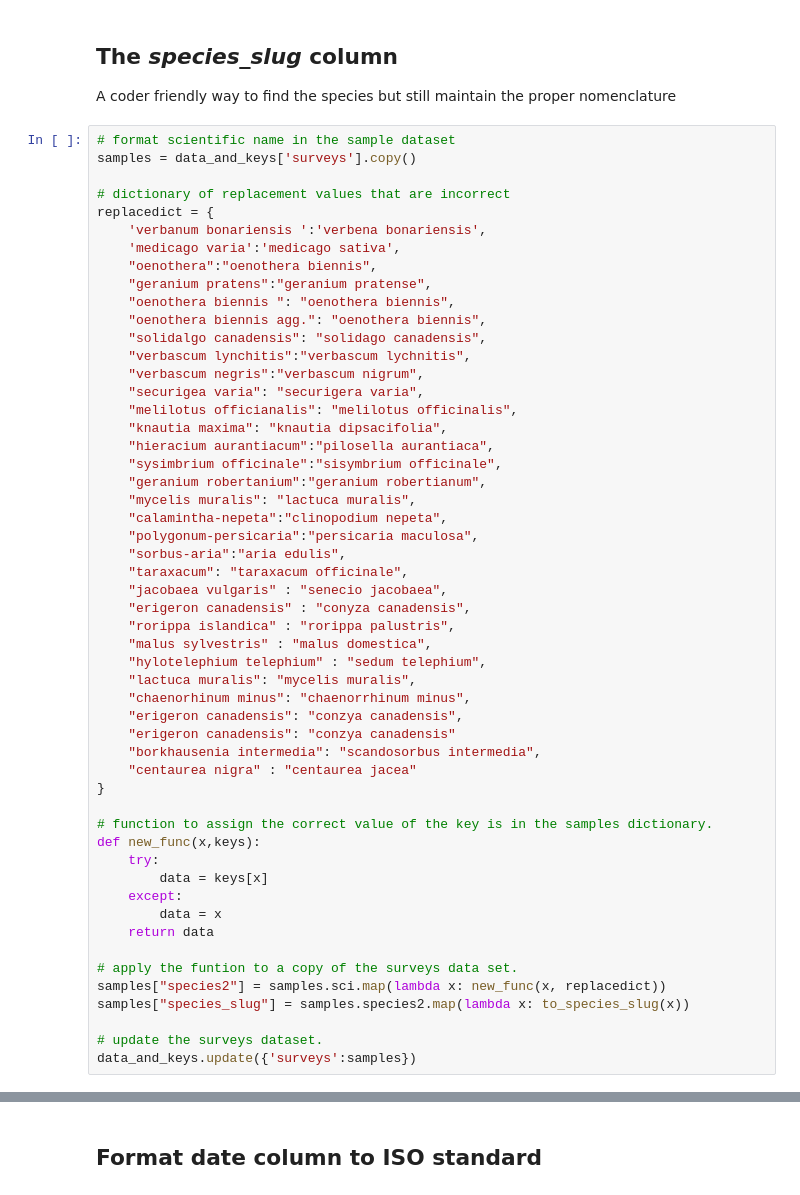
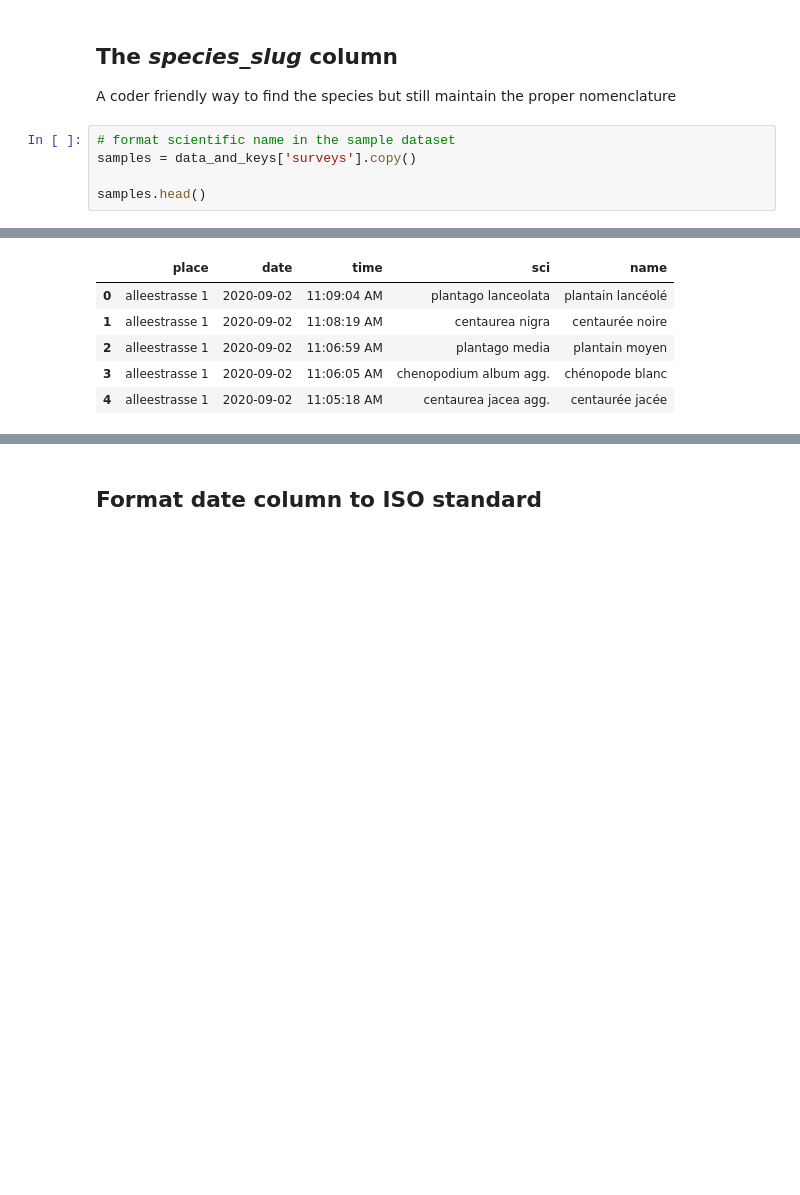
Before and after one commit to thorerismann/hdbot, a Jupyter notebook: preprocess.ipynb, the cells around one changed output, grey strips where cells are left out. Drawn from its saved outputs; the diff is of its cells as text; blank space fills up the shorter version.

```diff
--- a/preprocess.ipynb
+++ b/preprocess.ipynb
@@ -308,53 +378,5 @@ A coder friendly way to find the species but still maintain the proper nomenclat
 # format scientific name in the sample dataset
 samples = data_and_keys['surveys'].copy()
 
-# dictionary of replacement values that are incorrect
-replacedict = {
-    'verbanum bonariensis ':'verbena bonariensis',
-    'medicago varia':'medicago sativa',
-    "oenothera":"oenothera biennis",
-    "geranium pratens":"geranium pratense",
-    "oenothera biennis ": "oenothera biennis",
-    "oenothera biennis agg.": "oenothera biennis",
-    "solidalgo canadensis": "solidago canadensis",
-    "verbascum lynchitis":"verbascum lychnitis",
-    "verbascum negris":"verbascum nigrum",
-    "securigea varia": "securigera varia",
-    "melilotus officianalis": "melilotus officinalis",
-    "knautia maxima": "knautia dipsacifolia",
-    "hieracium aurantiacum":"pilosella aurantiaca",
-    "sysimbrium officinale":"sisymbrium officinale",
-    "geranium robertanium":"geranium robertianum",
-    "mycelis muralis": "lactuca muralis",
-    "calamintha-nepeta":"clinopodium nepeta",
-    "polygonum-persicaria":"persicaria maculosa",
-    "sorbus-aria":"aria edulis",
-    "taraxacum": "taraxacum officinale",
-    "jacobaea vulgaris" : "senecio jacobaea",
-    "erigeron canadensis" : "conyza canadensis",
-    "rorippa islandica" : "rorippa palustris",
-    "malus sylvestris" : "malus domestica",
-    "hylotelephium telephium" : "sedum telephium",
-    "lactuca muralis": "mycelis muralis",
-    "chaenorhinum minus": "chaenorrhinum minus",
-    "erigeron canadensis": "conzya canadensis",
-    "erigeron canadensis": "conzya canadensis"
-    "borkhausenia intermedia": "scandosorbus intermedia",
-    "centaurea nigra" : "centaurea jacea"
-}
-
-# function to assign the correct value of the key is in the samples dictionary.
-def new_func(x,keys):
-    try:
-        data = keys[x]
-    except:
-        data = x
-    return data
-
-# apply the funtion to a copy of the surveys data set.
-samples["species2"] = samples.sci.map(lambda x: new_func(x, replacedict))
-samples["species_slug"] = samples.species2.map(lambda x: to_species_slug(x))
-
-# update the surveys dataset.
-data_and_keys.update({'surveys':samples})
+samples.head()
 # %% [output]
@@ -361,0 +383,6 @@ SyntaxError: invalid syntax (<ipython-input-12-9da3a531830c>, line 34)
+|  | place | date | time | sci | name |
+| 0 | alleestrasse 1 | 2020-09-02 | 11:09:04 AM | plantago lanceolata | plantain lancéolé |
+| 1 | alleestrasse 1 | 2020-09-02 | 11:08:19 AM | centaurea nigra | centaurée noire |
+| 2 | alleestrasse 1 | 2020-09-02 | 11:06:59 AM | plantago media | plantain moyen |
+| 3 | alleestrasse 1 | 2020-09-02 | 11:06:05 AM | chenopodium album agg. | chénopode blanc |
+| 4 | alleestrasse 1 | 2020-09-02 | 11:05:18 AM | centaurea jacea agg. | centaurée jacée |
```
Also changed, not shown: parts of 14 cells of this notebook, 3 other files.
